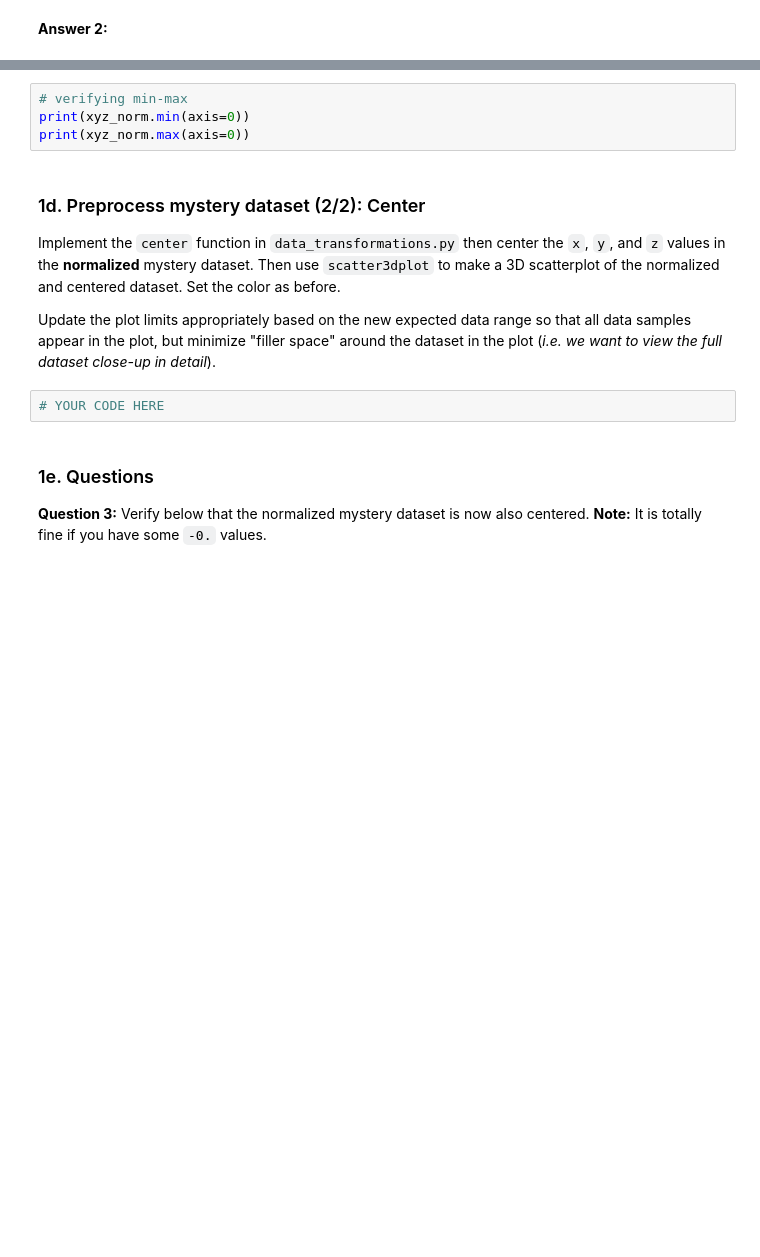
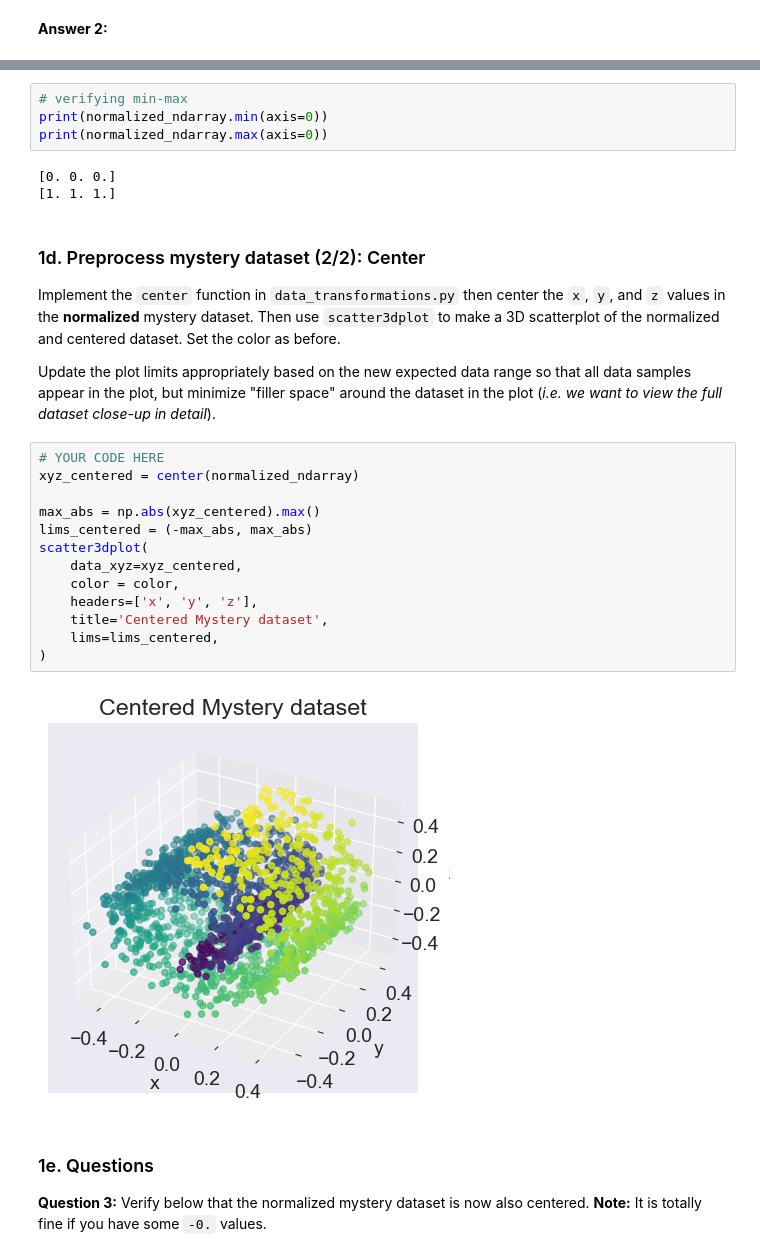
Before and after one commit to LLLgoyour/cs252, a Jupyter notebook: project/p4/data_transformations.ipynb, the cells around one changed output, grey strips where cells are left out. Drawn from its saved outputs; the diff is of its cells as text; blank space fills up the shorter version.

```diff
--- a/project/p4/data_transformations.ipynb
+++ b/project/p4/data_transformations.ipynb
@@ -81,15 +135,31 @@ YOUR ANSWER HERE
 # %%
 # verifying min-max
-print(xyz_norm.min(axis=0))
-print(xyz_norm.max(axis=0))
+print(normalized_ndarray.min(axis=0))
+print(normalized_ndarray.max(axis=0))
+# %% [output]
+[0. 0. 0.]
+[1. 1. 1.]
 # %% [markdown]
 ### 1d. Preprocess mystery dataset (2/2): Center
 
 Implement the `center` function in `data_transformations.py` then center the `x`, `y`, and `z` values in the **normalized** mystery dataset. Then use `scatter3dplot` to make a 3D scatterplot of the normalized and centered dataset. Set the color as before.
 
-Update the plot limits appropriately based on the new expected data range so that all data samples appear in the plot, but minimize "filler space" around the dataset in the plot (*i.e. we want to view the full dataset close-up in detail*).
+Update the plot limits appropriately based on the new expected data range so that all data samples appear in the plot, but minimize "filler space" around the dataset in the plot (_i.e. we want to view the full dataset close-up in detail_).
-# %%
-# YOUR CODE HERE
+# %%
+# YOUR CODE HERE
+xyz_centered = center(normalized_ndarray)
+
+max_abs = np.abs(xyz_centered).max()
+lims_centered = (-max_abs, max_abs)
+scatter3dplot(
+    data_xyz=xyz_centered,
+    color = color,
+    headers=['x', 'y', 'z'],
+    title='Centered Mystery dataset',
+    lims=lims_centered,
+)
+# %% [output]
+[figure, added]
 # %% [markdown]
 ### 1e. Questions
 
```
Also changed, not shown: parts of 27 cells of this notebook, 2 other files.
